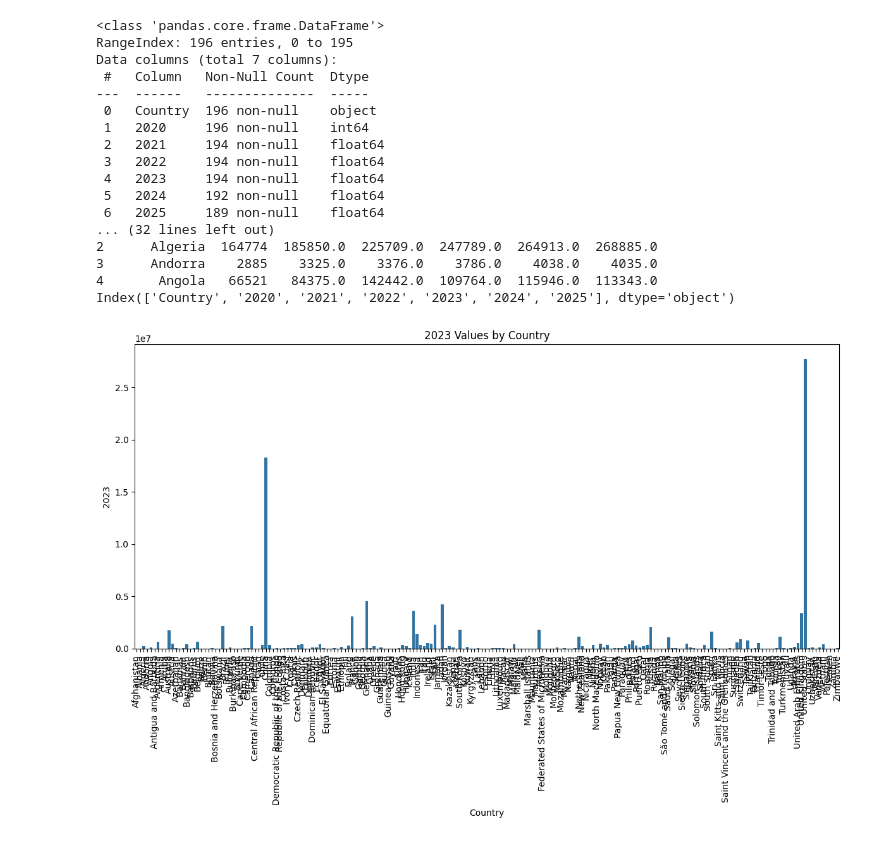
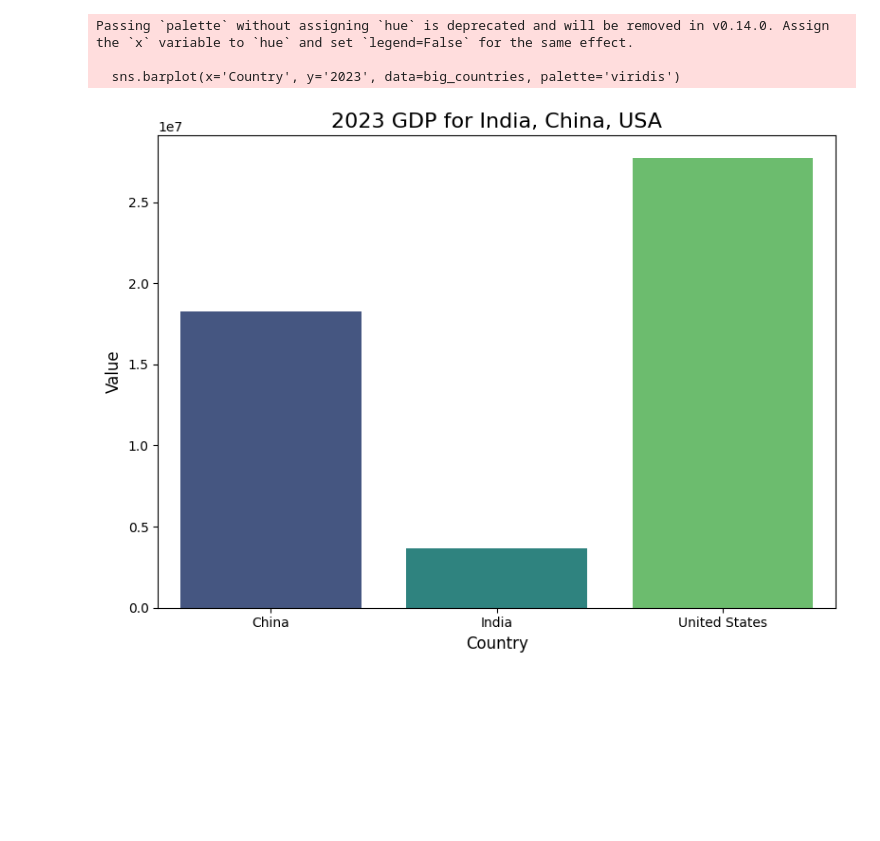
Before and after one commit to thevishwass/miniProject03, a Jupyter notebook: notebooks/jupyter.ipynb, the cells around one changed output. Cells and saved outputs as stored; diff of their text form; code cells hidden in the pictures; blank space fills up the shorter version.

Commit message:
Updated notebook with new graphs and insights

```diff
--- a/notebooks/jupyter.ipynb
+++ b/notebooks/jupyter.ipynb
@@ -3,40 +3,20 @@ import pandas as pd
 import seaborn as sns
 import matplotlib.pyplot as plt
 
-# Load the dataset
-df = pd.read_csv('../dataset/2020-2025.csv')  # make sure the path is correct!
-
-# Now you can explore it:
-df.info()
-print(df.describe())
-print(df.isnull().sum())
-print(df.head())
-print(df.columns)
+df = pd.read_csv('../dataset/2020-2025.csv')
-# %% [output]
-<class 'pandas.core.frame.DataFrame'>
-RangeIndex: 196 entries, 0 to 195
-Data columns (total 7 columns):
- #   Column   Non-Null Count  Dtype
----  ------   --------------  -----
- 0   Country  196 non-null    object
- 1   2020     196 non-null    int64
- 2   2021     194 non-null    float64
- 3   2022     194 non-null    float64
- 4   2023     194 non-null    float64
- 5   2024     192 non-null    float64
- 6   2025     189 non-null    float64
-... (32 lines left out)
-2      Algeria  164774  185850.0  225709.0  247789.0  264913.0  268885.0
-3      Andorra    2885    3325.0    3376.0    3786.0    4038.0    4035.0
-4       Angola   66521   84375.0  142442.0  109764.0  115946.0  113343.0
-Index(['Country', '2020', '2021', '2022', '2023', '2024', '2025'], dtype='object')
 # %%
-plt.figure(figsize=(12,8))
-sns.barplot(x='Country', y='2023', data=df)
-plt.title('2023 Values by Country')
-plt.xticks(rotation=90)
+big_countries = df[df['Country'].isin(['India', 'China', 'United States'])]
+
+plt.figure(figsize=(8,6))
+sns.barplot(x='Country', y='2023', data=big_countries, palette='viridis')
+plt.title('2023 GDP for India, China, USA', fontsize=16)
+plt.ylabel('Value', fontsize=12)
+plt.xlabel('Country', fontsize=12)
 plt.tight_layout()
 plt.show()
 # %% [output]
+Passing `palette` without assigning `hue` is deprecated and will be removed in v0.14.0. Assign the `x` variable to `hue` and set `legend=False` for the same effect.
+
+  sns.barplot(x='Country', y='2023', data=big_countries, palette='viridis')
-[figure, old version]
+[figure, new version]
 # %%
```
Also changed, not shown: parts of 3 cells of this notebook.
